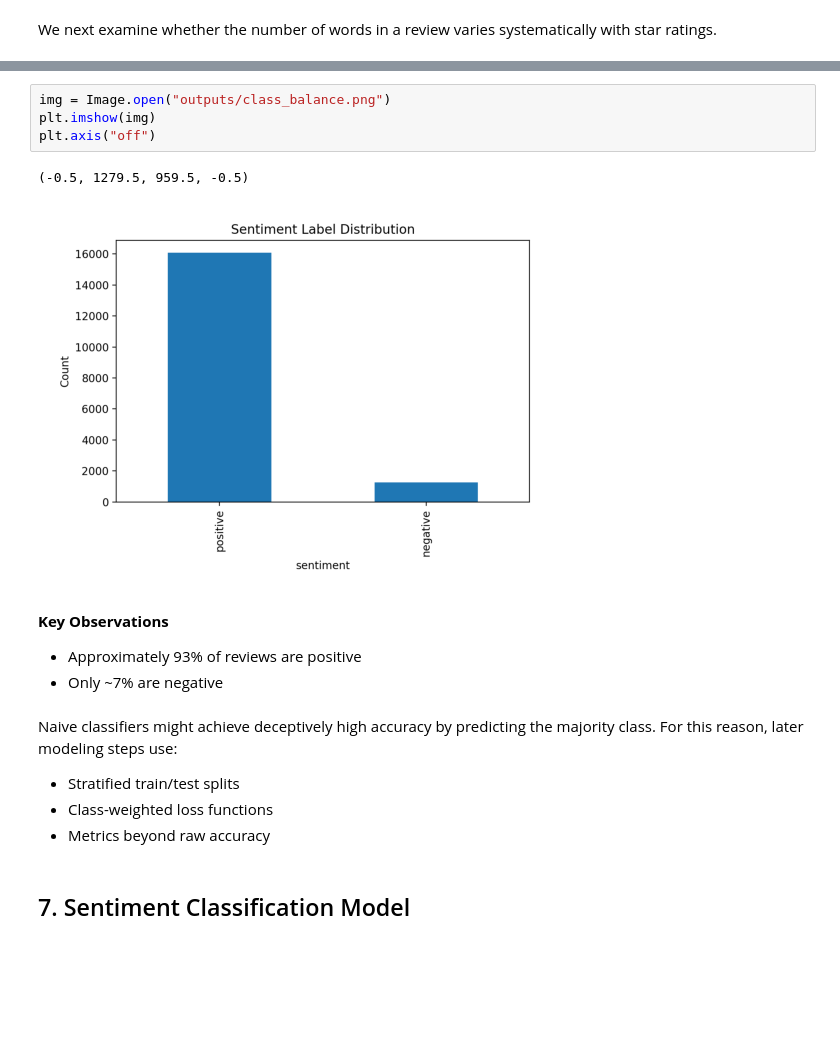
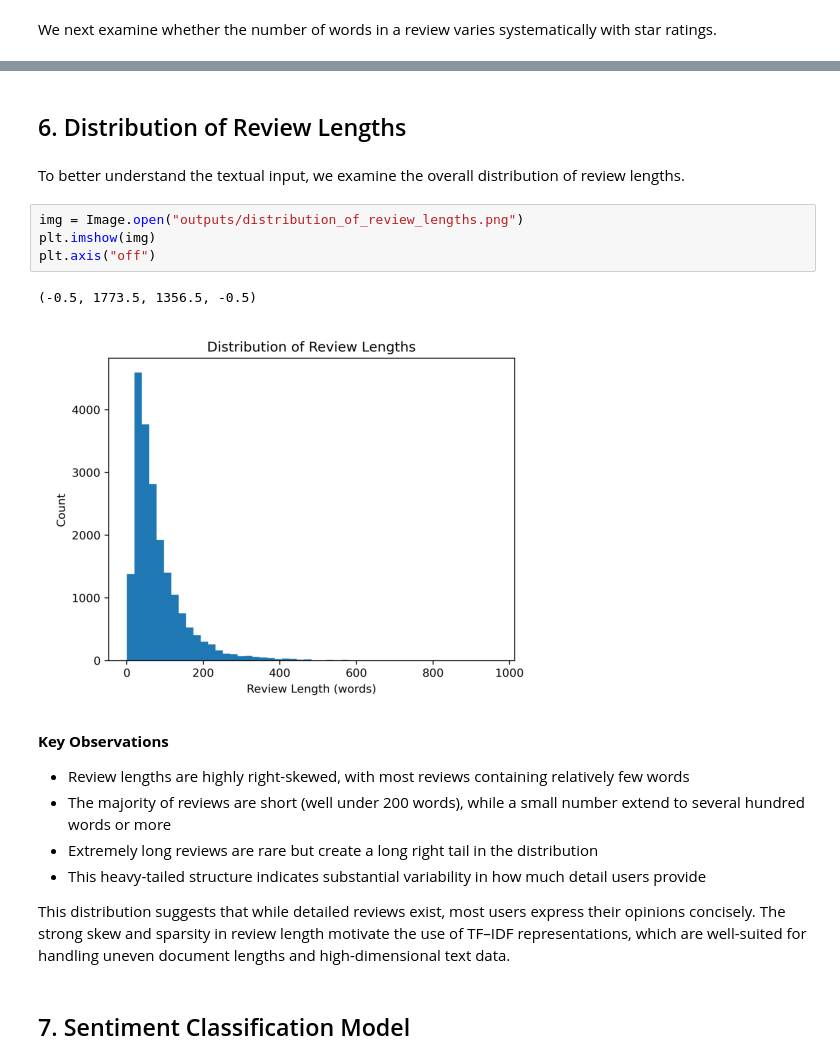
Before and after one commit to UCB-stat-159-f25/final-group23, a Jupyter notebook: main.ipynb, the cells around one changed output, grey strips where cells are left out. Drawn from its saved outputs; the diff is of its cells as text; blank space fills up the shorter version.

```diff
--- a/main.ipynb
+++ b/main.ipynb
@@ -88,21 +89,23 @@ We now examine the balance between positive and negative sentiment labels.
-# %%
-img = Image.open("outputs/class_balance.png")
-plt.imshow(img)
-plt.axis("off")
-# %% [output]
-(-0.5, 1279.5, 959.5, -0.5)
-[figure, removed]
-# %% [markdown]
-**Key Observations**
-
-- Approximately 93% of reviews are positive
-- Only ~7% are negative
-# %% [markdown]
-Naive classifiers might achieve deceptively high accuracy by predicting the majority class. For this reason, later modeling steps use:
-
-- Stratified train/test splits
-- Class-weighted loss functions
-- Metrics beyond raw accuracy
+# %% [markdown]
+## 6. Distribution of Review Lengths
+# %% [markdown]
+To better understand the textual input, we examine the overall distribution of review lengths.
+# %%
+img = Image.open("outputs/distribution_of_review_lengths.png")
+plt.imshow(img)
+plt.axis("off")
+# %% [output]
+(-0.5, 1773.5, 1356.5, -0.5)
+[figure, added]
+# %% [markdown]
+**Key Observations**
+
+- Review lengths are highly right-skewed, with most reviews containing relatively few words
+- The majority of reviews are short (well under 200 words), while a small number extend to several hundred words or more
+- Extremely long reviews are rare but create a long right tail in the distribution
+- This heavy-tailed structure indicates substantial variability in how much detail users provide
+
+This distribution suggests that while detailed reviews exist, most users express their opinions concisely. The strong skew and sparsity in review length motivate the use of TF–IDF representations, which are well-suited for handling uneven document lengths and high-dimensional text data.
 # %% [markdown]
 ## 7. Sentiment Classification Model
 # %% [markdown]
```
Also changed, not shown: parts of 27 cells of this notebook.
